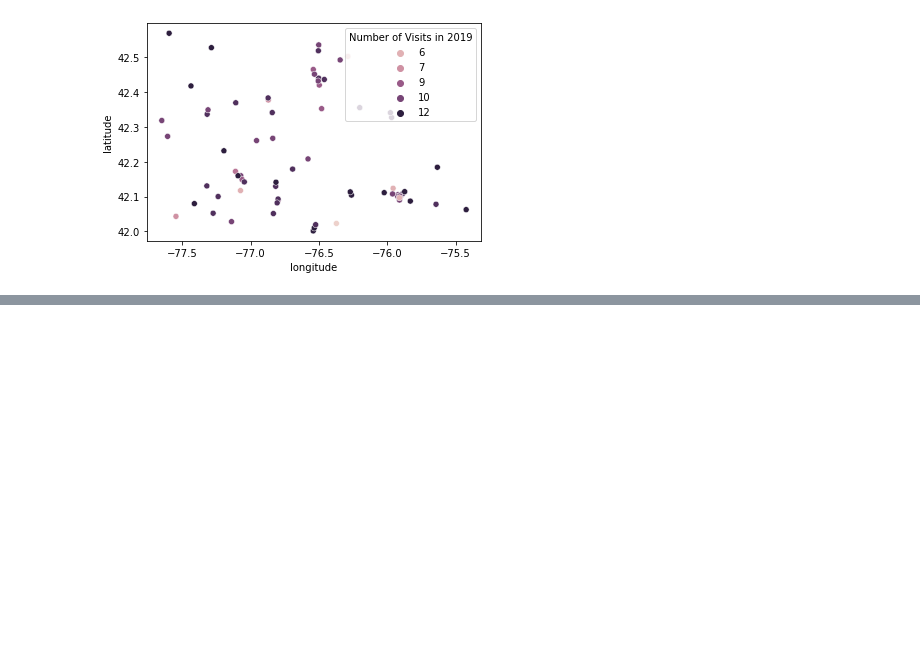
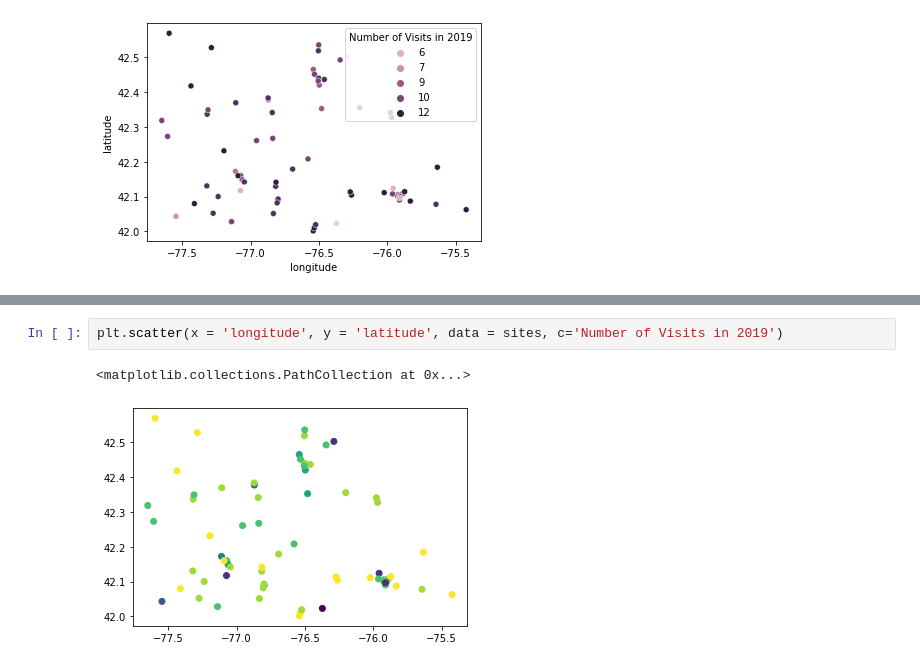
Before and after one commit to Wichaelian/MCM2020, a Jupyter notebook: Model.ipynb, the cells around one changed output, grey strips where cells are left out. Cells and saved outputs as stored; diff of their text form; blank space fills up the shorter version.

```diff
--- a/Model.ipynb
+++ b/Model.ipynb
@@ -25,0 +43,5 @@ plt.scatter(hotSites[['longitude']], hotSites['latitude'])
+# %%
+plt.scatter(x = 'longitude', y = 'latitude', data = sites, c='Number of Visits in 2019')
+# %% [output]
+<matplotlib.collections.PathCollection at 0x...>
+[figure, added]
```
Also changed, not shown: parts of 3 cells of this notebook.
